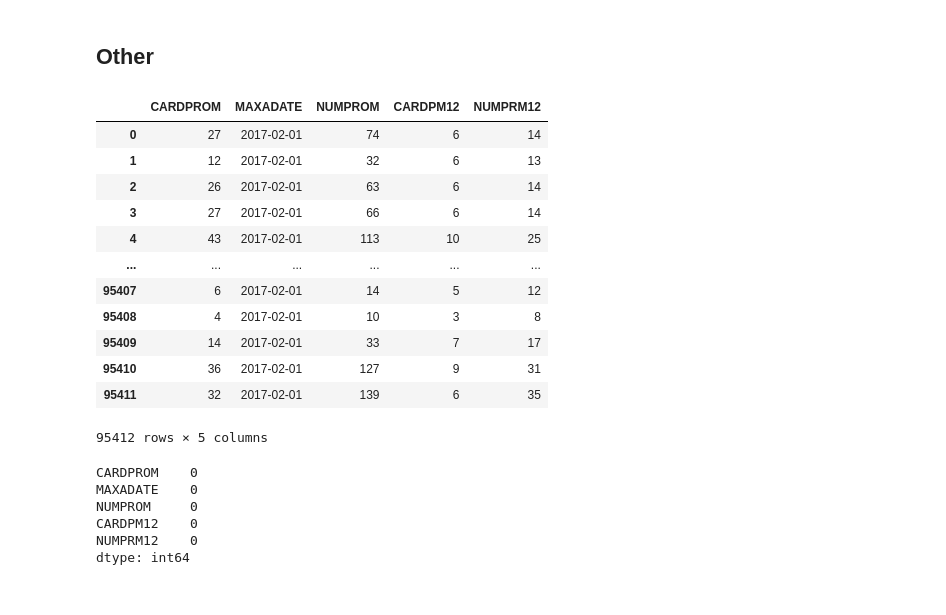
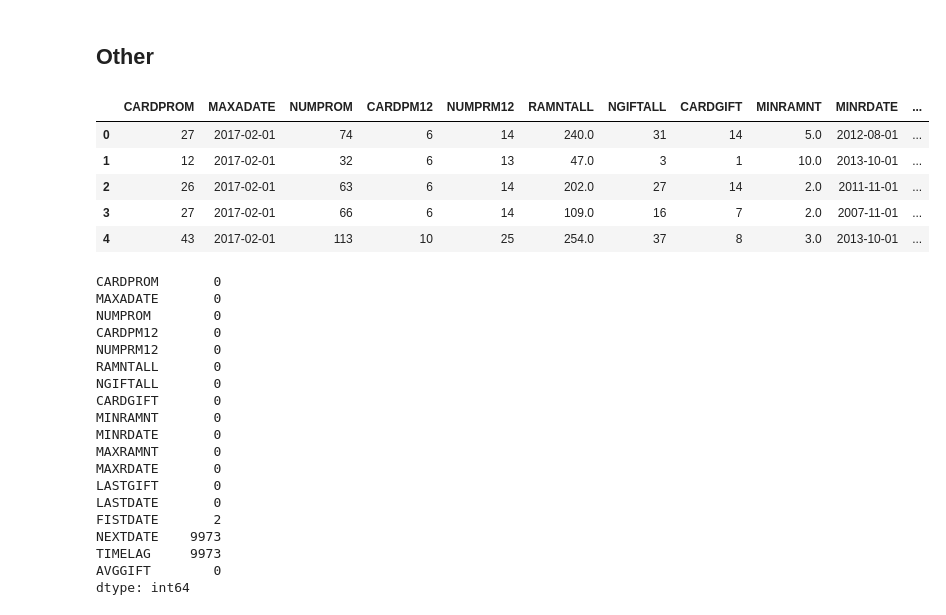
Before and after one commit to FilipeGCoelho/DM, a Jupyter notebook: Notebooks/pva_columns.ipynb, the cells around one changed output. Drawn from its saved outputs; the diff is of its cells as text; code cells hidden in the pictures.

```diff
--- a/Notebooks/pva_columns.ipynb
+++ b/Notebooks/pva_columns.ipynb
@@ -5,9 +9,11 @@ import numpy as np
 # %% [markdown]
 ## Auxiliary Methods
-# %%
-def fill_NaN(lst):
-    for x in lst :
-        df[x] = df[x].apply(lambda x: np.NaN if x == ' ' else x)
+# %%
+pat = '\s+'
+
+def fill_NaN(lst, df):
+    for col in lst :
+        df[col].replace(to_replace=pat, value=np.nan, regex=True, inplace=True)
 # %% [markdown]
 # Read Data
 # %%
@@ -132,30 +183,50 @@ OTHERS = [
 'MAXADATE',
 'NUMPROM',
 'CARDPM12',
-'NUMPRM12'
+'NUMPRM12',
+'RAMNTALL',
+'NGIFTALL',
+'CARDGIFT',
+'MINRAMNT',
+'MINRDATE',
+'MAXRAMNT',
+'MAXRDATE',
+'LASTGIFT',
+'LASTDATE',
+'FISTDATE',
+'NEXTDATE',
+'TIMELAG',
+'AVGGIFT'
 ]
-# %%
-df[OTHERS]
-# %% [output]
-|  | CARDPROM | MAXADATE | NUMPROM | CARDPM12 | NUMPRM12 |
-| 0 | 27 | 2017-02-01 | 74 | 6 | 14 |
-| 1 | 12 | 2017-02-01 | 32 | 6 | 13 |
-| 2 | 26 | 2017-02-01 | 63 | 6 | 14 |
-| 3 | 27 | 2017-02-01 | 66 | 6 | 14 |
-| 4 | 43 | 2017-02-01 | 113 | 10 | 25 |
-| ... | ... | ... | ... | ... | ... |
-| 95407 | 6 | 2017-02-01 | 14 | 5 | 12 |
-| 95408 | 4 | 2017-02-01 | 10 | 3 | 8 |
-| 95409 | 14 | 2017-02-01 | 33 | 7 | 17 |
-| 95410 | 36 | 2017-02-01 | 127 | 9 | 31 |
-| 95411 | 32 | 2017-02-01 | 139 | 6 | 35 |
-95412 rows × 5 columns
+# %%
+fill_NaN(OTHERS, df)
+df[OTHERS].head(n=5)
+# %% [output]
+|  | CARDPROM | MAXADATE | NUMPROM | CARDPM12 | NUMPRM12 | RAMNTALL | NGIFTALL | CARDGIFT | MINRAMNT | MINRDATE | ... |
+| 0 | 27 | 2017-02-01 | 74 | 6 | 14 | 240.0 | 31 | 14 | 5.0 | 2012-08-01 | ... |
+| 1 | 12 | 2017-02-01 | 32 | 6 | 13 | 47.0 | 3 | 1 | 10.0 | 2013-10-01 | ... |
+| 2 | 26 | 2017-02-01 | 63 | 6 | 14 | 202.0 | 27 | 14 | 2.0 | 2011-11-01 | ... |
+| 3 | 27 | 2017-02-01 | 66 | 6 | 14 | 109.0 | 16 | 7 | 2.0 | 2007-11-01 | ... |
+| 4 | 43 | 2017-02-01 | 113 | 10 | 25 | 254.0 | 37 | 8 | 3.0 | 2013-10-01 | ... |
 # %%
 df[OTHERS].isna().sum()
 # %% [output]
-CARDPROM    0
-MAXADATE    0
-NUMPROM     0
-CARDPM12    0
-NUMPRM12    0
+CARDPROM       0
+MAXADATE       0
+NUMPROM        0
+CARDPM12       0
+NUMPRM12       0
+RAMNTALL       0
+NGIFTALL       0
+CARDGIFT       0
+MINRAMNT       0
+MINRDATE       0
+MAXRAMNT       0
+MAXRDATE       0
+LASTGIFT       0
+LASTDATE       0
+FISTDATE       2
+NEXTDATE    9973
+TIMELAG     9973
+AVGGIFT        0
 dtype: int64
```
Also changed, not shown: parts of 11 cells of this notebook.
